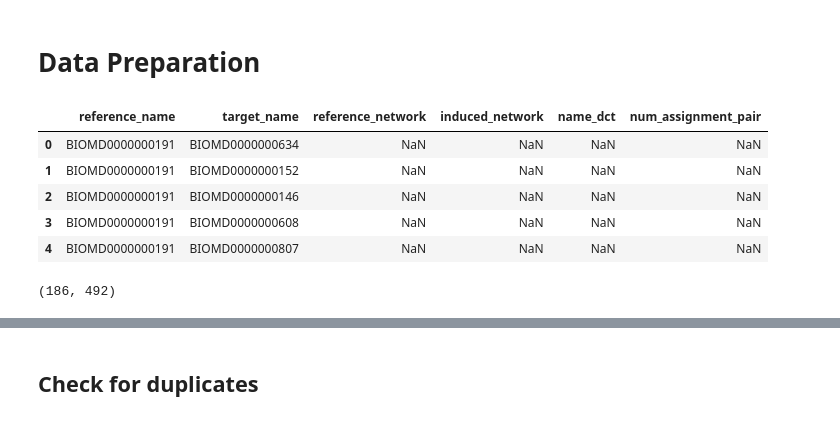
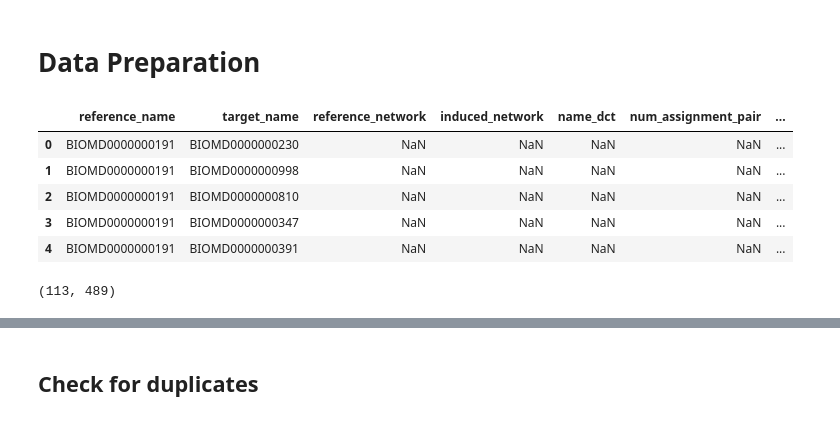
Before and after one commit to ModelEngineering/pySubnetSB, a Jupyter notebook: notebooks/analyze_biomodels_subnets.ipynb, the cells around one changed output, grey strips where cells are left out. Saved outputs shown, nothing was run; the diff lists cells and outputs as text; code cells hidden in the pictures.

```diff
--- a/notebooks/analyze_biomodels_subnets.ipynb
+++ b/notebooks/analyze_biomodels_subnets.ipynb
@@ -13,16 +13,17 @@ from pySubnetSB.network import Network
 # %% [markdown]
 # Data Preparation
 # %%
-PATH = os.path.join(cn.PROJECT_DIR, "biomodels_subnets.csv")
+#PATH = os.path.join(cn.PROJECT_DIR, "biomodels_subnets.csv")
+PATH = "/Users/jlheller/Downloads/biomodels_checkpoint.csv"
 FULL_DF = pd.read_csv(PATH)
 FULL_DF.head()
 # %% [output]
-|  | reference_name | target_name | reference_network | induced_network | name_dct | num_assignment_pair |
-| 0 | BIOMD0000000191 | BIOMD0000000634 | NaN | NaN | NaN | NaN |
-| 1 | BIOMD0000000191 | BIOMD0000000152 | NaN | NaN | NaN | NaN |
-| 2 | BIOMD0000000191 | BIOMD0000000146 | NaN | NaN | NaN | NaN |
-| 3 | BIOMD0000000191 | BIOMD0000000608 | NaN | NaN | NaN | NaN |
-| 4 | BIOMD0000000191 | BIOMD0000000807 | NaN | NaN | NaN | NaN |
+|  | reference_name | target_name | reference_network | induced_network | name_dct | num_assignment_pair | ... |
+| 0 | BIOMD0000000191 | BIOMD0000000230 | NaN | NaN | NaN | NaN | ... |
+| 1 | BIOMD0000000191 | BIOMD0000000998 | NaN | NaN | NaN | NaN | ... |
+| 2 | BIOMD0000000191 | BIOMD0000000810 | NaN | NaN | NaN | NaN | ... |
+| 3 | BIOMD0000000191 | BIOMD0000000347 | NaN | NaN | NaN | NaN | ... |
+| 4 | BIOMD0000000191 | BIOMD0000000391 | NaN | NaN | NaN | NaN | ... |
 # %%
 REFERENCE_NAMES = (FULL_DF['reference_name'].unique())
 REFERENCE_NAMES.sort()
@@ -32,4 +33,4 @@ TARGET_NAMES.sort()
 NUM_TARGET = len(TARGET_NAMES)
 NUM_REFERENCE, NUM_TARGET
 # %% [output]
-(186, 492)
+(113, 489)
```
Also changed, not shown: parts of 3 cells of this notebook, 1 other file.
